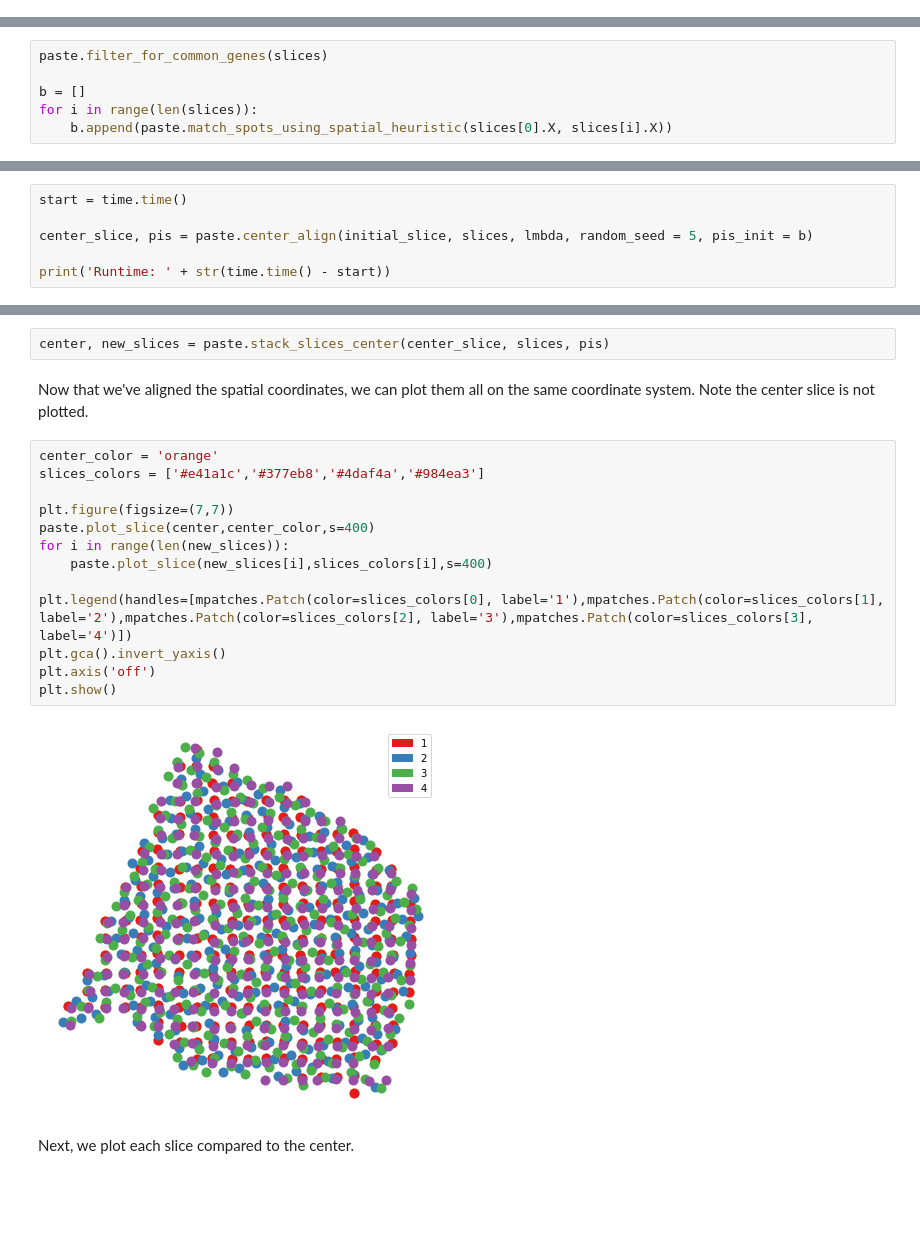
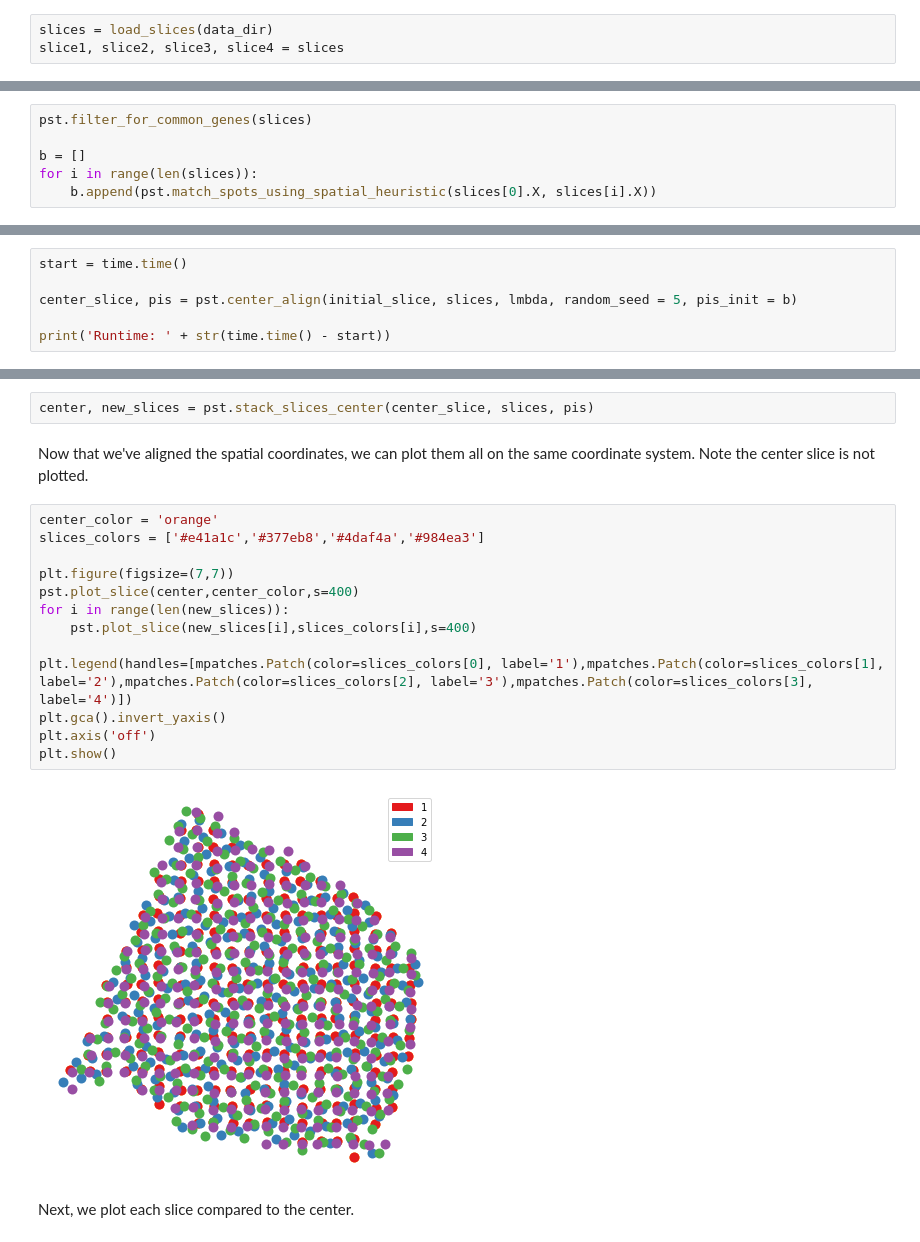
Before and after one commit to raphael-group/paste, a Jupyter notebook: Tutorial.ipynb, the cells around one changed output, grey strips where cells are left out. Saved outputs shown, nothing was run; the diff lists cells and outputs as text; blank space fills up the shorter version.

```diff
--- a/Tutorial.ipynb
+++ b/Tutorial.ipynb
@@ -252,3 +206,6 @@ sc.pp.filter_genes(slice4, min_counts = 15)
+# %%
+slices = load_slices(data_dir)
+slice1, slice2, slice3, slice4 = slices
 # %% [markdown]
 ### Run PASTE `center_align`.
 # %%
@@ -258,17 +215,17 @@ lmbda = len(slices)*[1/len(slices)]
 # %% [markdown]
 Now, for center alignment, we can provide initial mappings between the center and original slices to PASTE to improve the algorithm. However, note this is optional.
 # %%
-paste.filter_for_common_genes(slices)
+pst.filter_for_common_genes(slices)
 
 b = []
 for i in range(len(slices)):
-    b.append(paste.match_spots_using_spatial_heuristic(slices[0].X, slices[i].X))
+    b.append(pst.match_spots_using_spatial_heuristic(slices[0].X, slices[i].X))
 # %% [output]
 Filtered all slices for common genes. There are 6397 common genes.
 # %%
 start = time.time()
 
-center_slice, pis = paste.center_align(initial_slice, slices, lmbda, random_seed = 5, pis_init = b)
+center_slice, pis = pst.center_align(initial_slice, slices, lmbda, random_seed = 5, pis_init = b)
 
 print('Runtime: ' + str(time.time() - start))
 # %% [output]
@@ -348,24 +305,24 @@ array([[1.04822989e+00, 1.51968059e-01, 1.03803901e-01, ...,
 # %% [markdown]
 Next, we can use the outputs of `center_align` to align the slices.
 # %%
-center, new_slices = paste.stack_slices_center(center_slice, slices, pis)
+center, new_slices = pst.stack_slices_center(center_slice, slices, pis)
 # %% [markdown]
 Now that we've aligned the spatial coordinates, we can plot them all on the same coordinate system. Note the center slice is not plotted.
 # %%
 center_color = 'orange'
 slices_colors = ['#e41a1c','#377eb8','#4daf4a','#984ea3']
 
 plt.figure(figsize=(7,7))
-paste.plot_slice(center,center_color,s=400)
+pst.plot_slice(center,center_color,s=400)
 for i in range(len(new_slices)):
-    paste.plot_slice(new_slices[i],slices_colors[i],s=400)
+    pst.plot_slice(new_slices[i],slices_colors[i],s=400)
 
 plt.legend(handles=[mpatches.Patch(color=slices_colors[0], label='1'),mpatches.Patch(color=slices_colors[1], label='2'),mpatches.Patch(color=slices_colors[2], label='3'),mpatches.Patch(color=slices_colors[3], label='4')])
 plt.gca().invert_yaxis()
 plt.axis('off')
 plt.show()
 # %% [output]
-[figure, old version]
+[figure, new version]
 # %% [markdown]
 Next, we plot each slice compared to the center.
 # %% [markdown]
```
Also changed, not shown: parts of 17 cells of this notebook, 1 other file.
